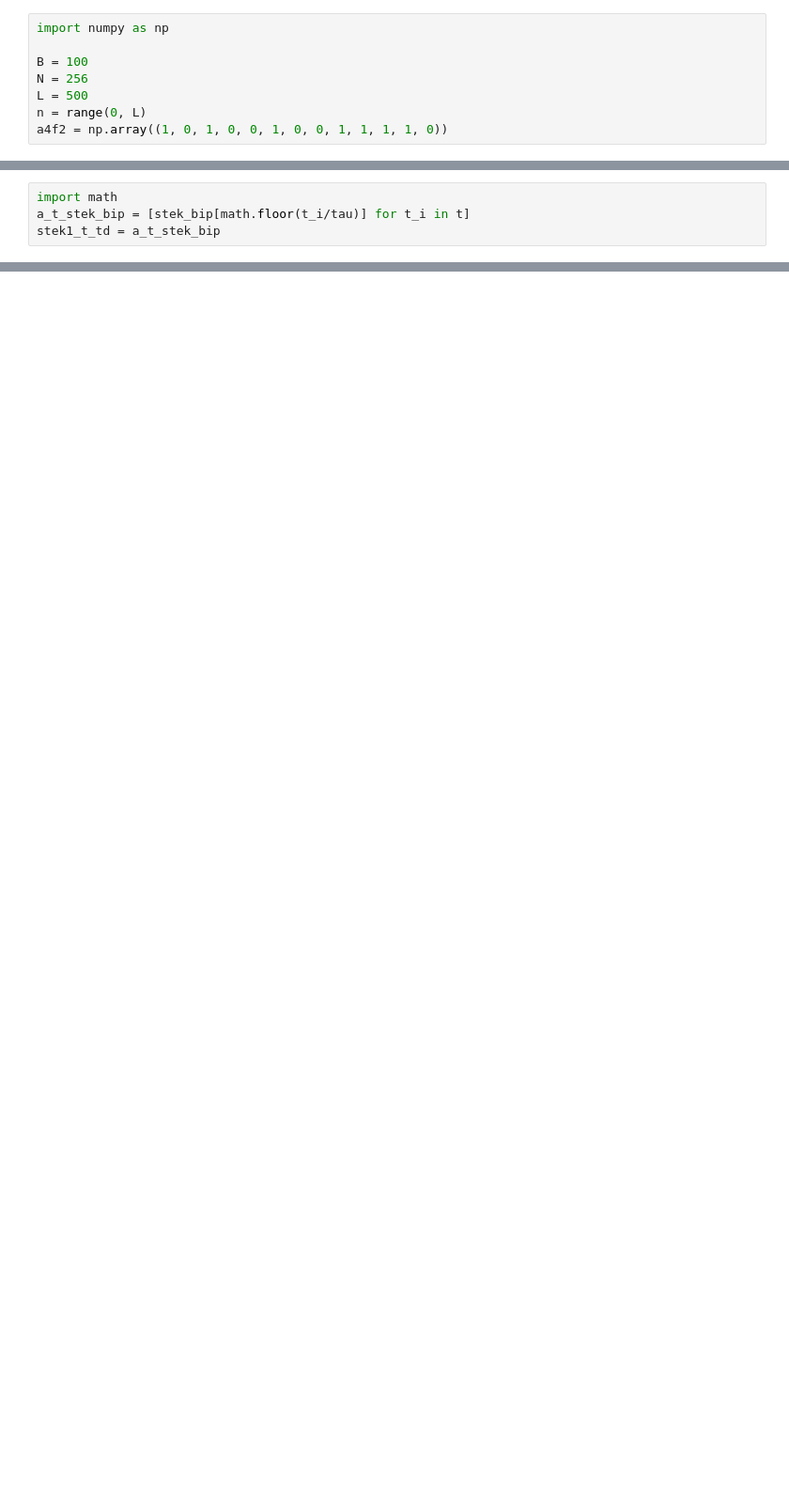
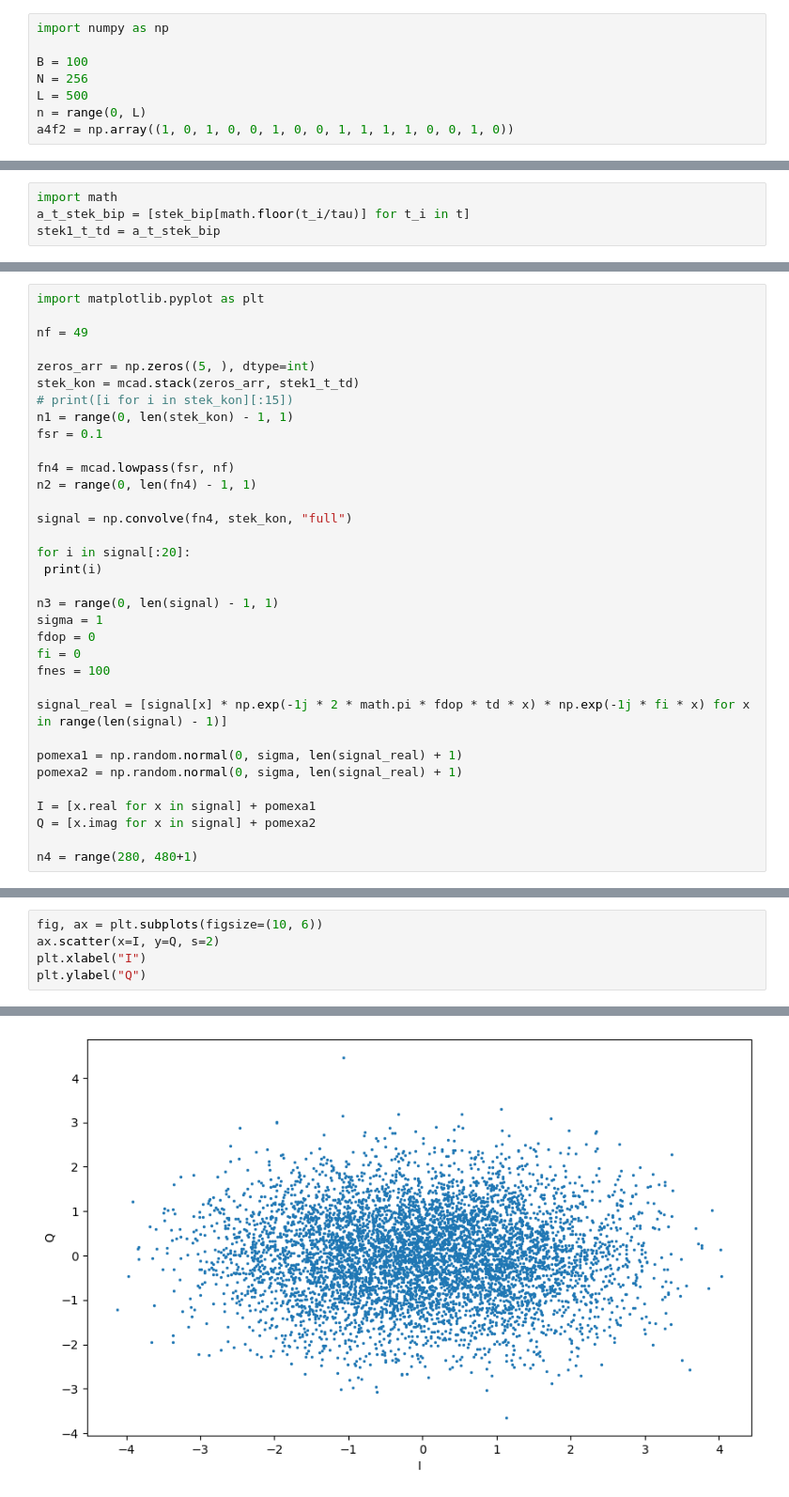
Before and after one commit to madwayz/FoSR, a Jupyter notebook: workspace/notebooks/Синхронизация.ipynb, the cells around one changed output, grey strips where cells are left out. Shown: that part at 94% size. Cells and saved outputs as stored; diff of their text form; blank space fills up the shorter version.

```diff
--- a/workspace/notebooks/Синхронизация.ipynb
+++ b/workspace/notebooks/Синхронизация.ipynb
@@ -5,7 +5,7 @@ B = 100
 N = 256
 L = 500
 n = range(0, L)
-a4f2 = np.array((1, 0, 1, 0, 0, 1, 0, 0, 1, 1, 1, 1, 0))
+a4f2 = np.array((1, 0, 1, 0, 0, 1, 0, 0, 1, 1, 1, 1, 0, 0, 1, 0))
 # %%
 from src.mathcad_api import MathcadAPI
 
@@ -35,0 +30,34 @@ stek_kon = mcad.stack(zeros_arr, stek1_t_td)
+# %%
+import matplotlib.pyplot as plt
+
+nf = 49
+
+zeros_arr = np.zeros((5, ), dtype=int)
+stek_kon = mcad.stack(zeros_arr, stek1_t_td)
+# print([i for i in stek_kon][:15])
+n1 = range(0, len(stek_kon) - 1, 1)
+fsr = 0.1
+
+fn4 = mcad.lowpass(fsr, nf)
+n2 = range(0, len(fn4) - 1, 1)
+
+signal = np.convolve(fn4, stek_kon, "full")
+
+for i in signal[:20]:
+ print(i)
+
+n3 = range(0, len(signal) - 1, 1)
+sigma = 1
+fdop = 0
+fi = 0
+fnes = 100
+
+signal_real = [signal[x] * np.exp(-1j * 2 * math.pi * fdop * td * x) * np.exp(-1j * fi * x) for x in range(len(signal) - 1)]
+
+pomexa1 = np.random.normal(0, sigma, len(signal_real) + 1)
+pomexa2 = np.random.normal(0, sigma, len(signal_real) + 1)
+
+I = [x.real for x in signal] + pomexa1
+Q = [x.imag for x in signal] + pomexa2
+
+n4 = range(280, 480+1)
@@ -35,0 +85,6 @@ stek_kon = mcad.stack(zeros_arr, stek1_t_td)
+# %%
+fig, ax = plt.subplots(figsize=(10, 6))
+ax.scatter(x=I, y=Q, s=2)
+plt.xlabel("I")
+plt.ylabel("Q")
+# %% [output]
@@ -35,0 +92 @@ stek_kon = mcad.stack(zeros_arr, stek1_t_td)
+[figure, added]
```
Also changed, not shown: parts of 15 cells of this notebook, 3 other files.
